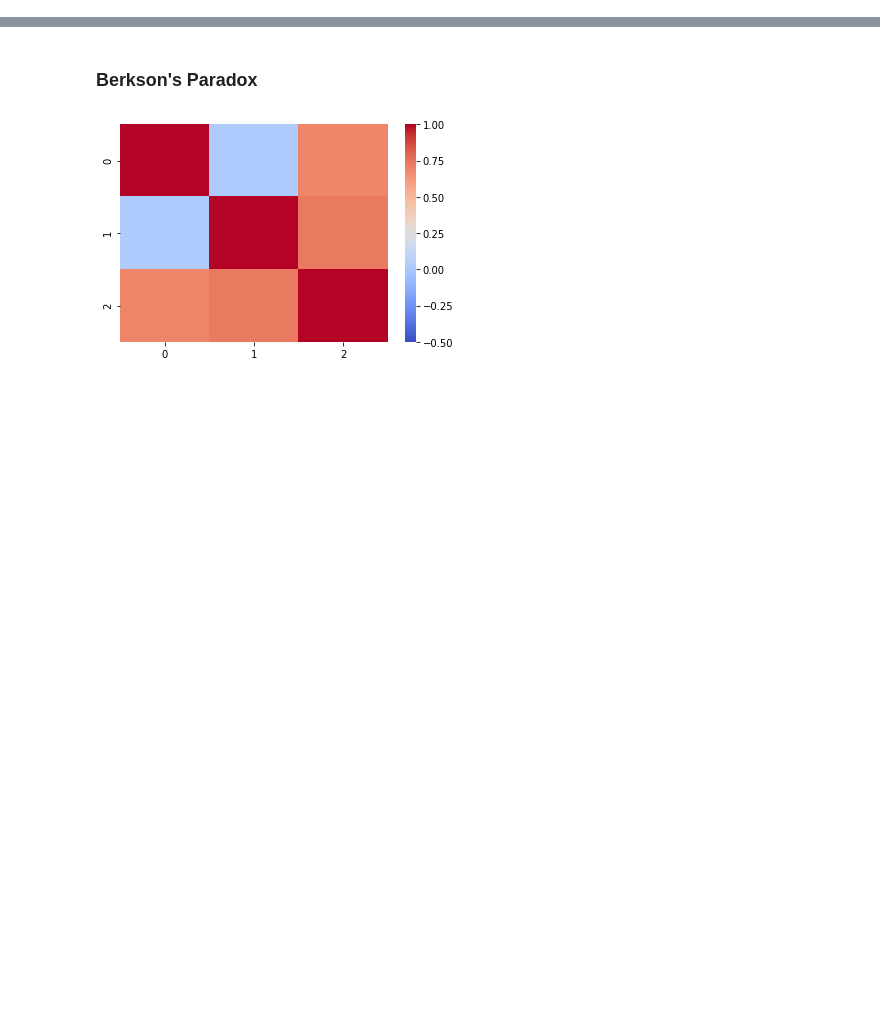
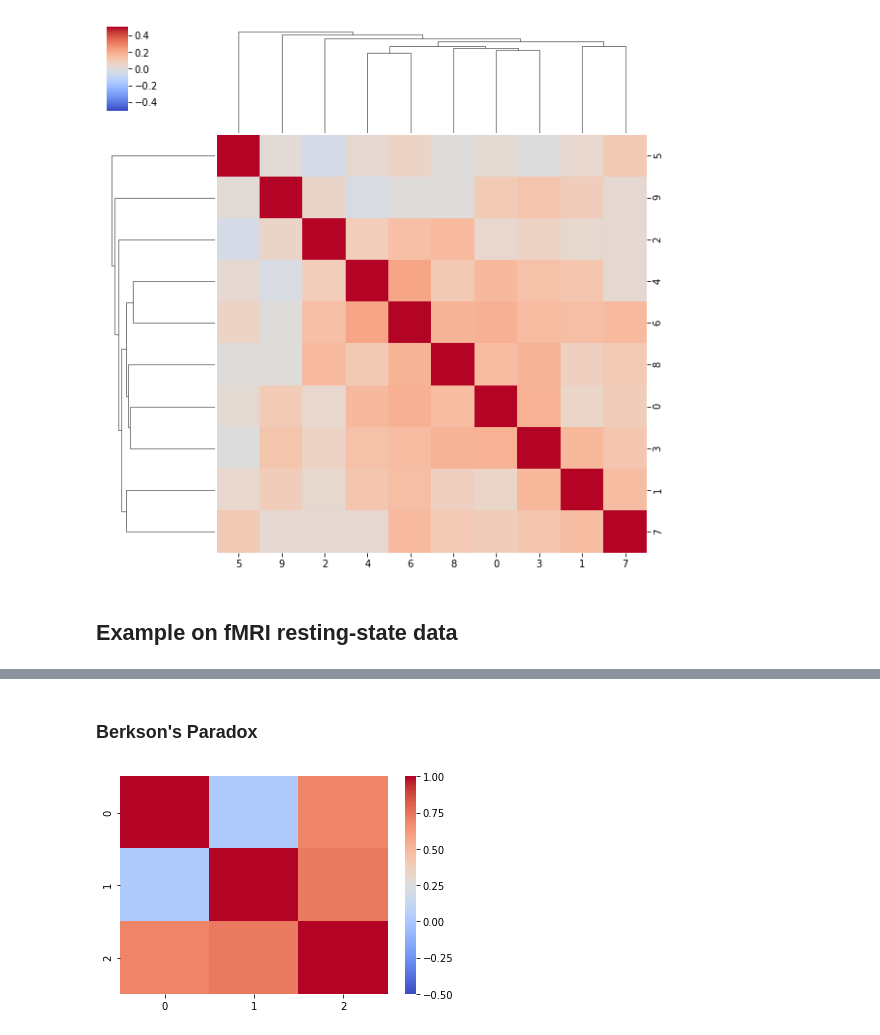
Before and after one commit to cryptofan/FunctionalConnectivity_AoNBrainhackWarsaw, a Jupyter notebook: codes/pearson vs partial.ipynb, the cells around one changed output, grey strips where cells are left out. Cells and saved outputs as stored; diff of their text form; code cells hidden in the pictures; blank space fills up the shorter version.

```diff
--- a/codes/pearson vs partial.ipynb
+++ b/codes/pearson vs partial.ipynb
@@ -104,0 +108,6 @@ plt.suptitle('Partial Correlation', fontsize=18);
+# %%
+sns.clustermap(pearson_sim, vmin=-0.5, vmax=0.5, cmap='coolwarm');
+# %% [output]
+[figure, added]
+# %% [markdown]
+## Example on fMRI resting-state data
```
Also changed, not shown: parts of 76 cells of this notebook, 43 other files.
